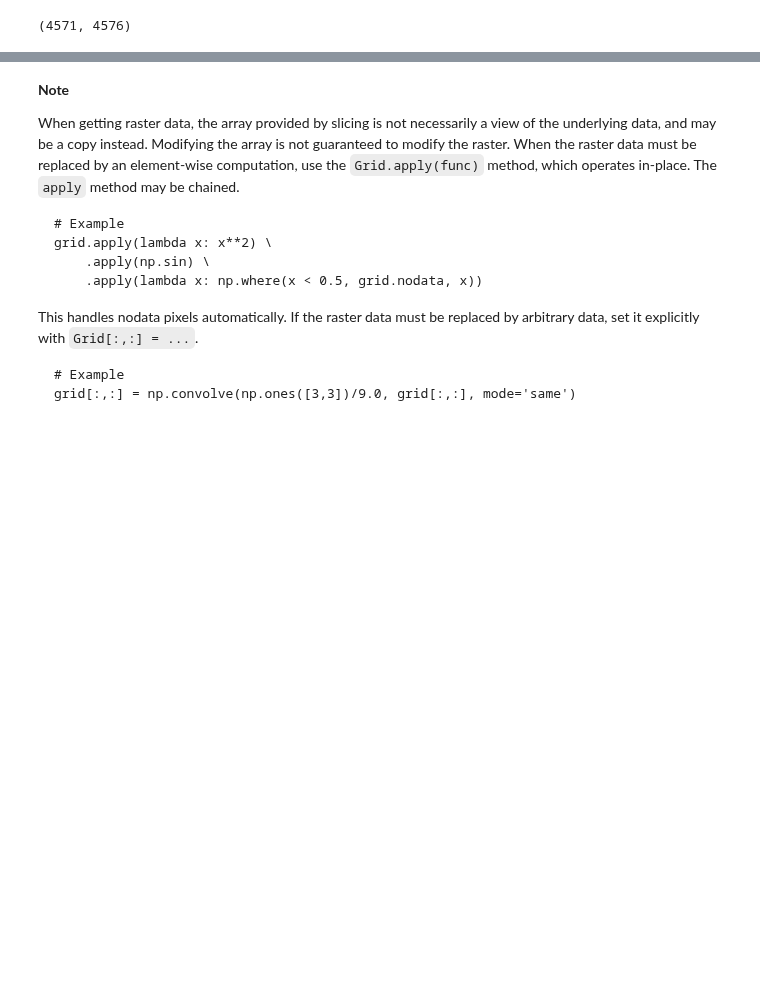
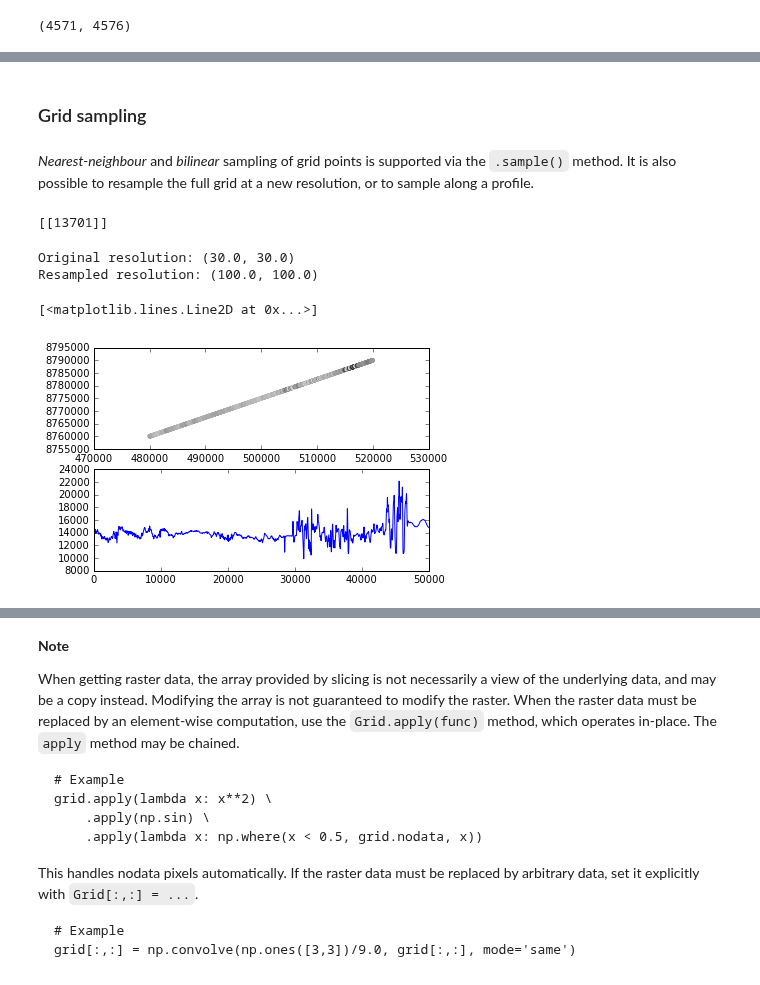
Before and after one commit to fortyninemaps/karta, a Jupyter notebook: doc/source/tutorial.ipynb, the cells around one changed output, grey strips where cells are left out. Drawn from its saved outputs; the diff is of its cells as text; code cells hidden in the pictures; blank space fills up the shorter version.

```diff
--- a/doc/source/tutorial.ipynb
+++ b/doc/source/tutorial.ipynb
@@ -334,0 +364,33 @@ The `RegularGrid` instance provides methods for sampling rasters, computing stat
+# %% [markdown]
+### Grid sampling
+# %% [markdown]
+*Nearest-neighbour* and *bilinear* sampling of grid points is supported via the `.sample()` method. It is also possible to resample the full grid at a new resolution, or to sample along a profile.
+# %%
+val = ls8.sample(Point((500000, 8750000), crs=ls8.crs))     # sample a point using the grid CRS
+print(val)
+# %% [output]
+[[13701]]
+# %%
+# Resample grid at 100 m postings:
+ls8_coarse = ls8.resample(100, 100)
+print("Original resolution:", ls8.resolution)
+print("Resampled resolution:", ls8_coarse.resolution)
+# %% [output]
+Original resolution: (30.0, 30.0)
+Resampled resolution: (100.0, 100.0)
+# %%
+# Generate a line and sample at intervals along it
+transit = Line(zip(np.linspace(480000, 520000), np.linspace(8760000, 8790000)), crs=ls8.crs)
+mp, val = ls8.profile(transit)
+
+plt.subplot(2, 1, 1)
+x, y = mp.coordinates
+plt.scatter(x, y, c=val, edgecolor="none", cmap=plt.cm.binary)
+
+plt.subplot(2, 1, 2)
+dist = Line(mp).cumulength()    # convert sample points to a line and extract
+                                # the cumulative distance along it
+plt.plot(dist, val[0])
+# %% [output]
+[<matplotlib.lines.Line2D at 0x...>]
+[figure, added]
```
Also changed, not shown: parts of 59 cells of this notebook, 1 other file.
